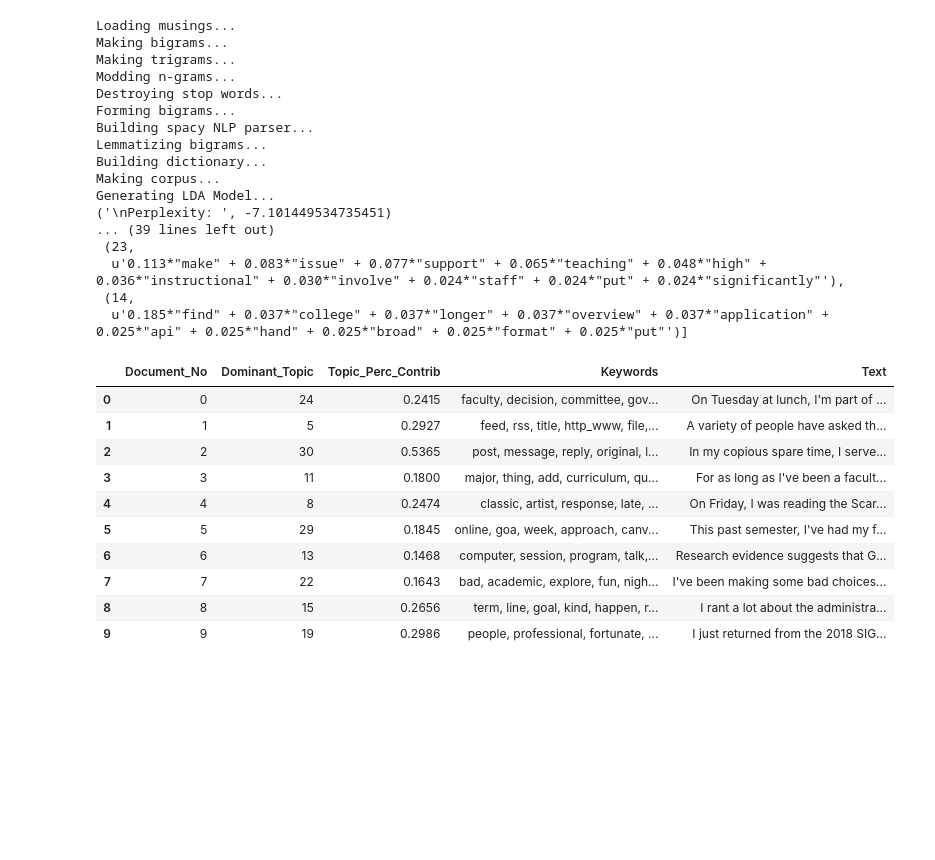
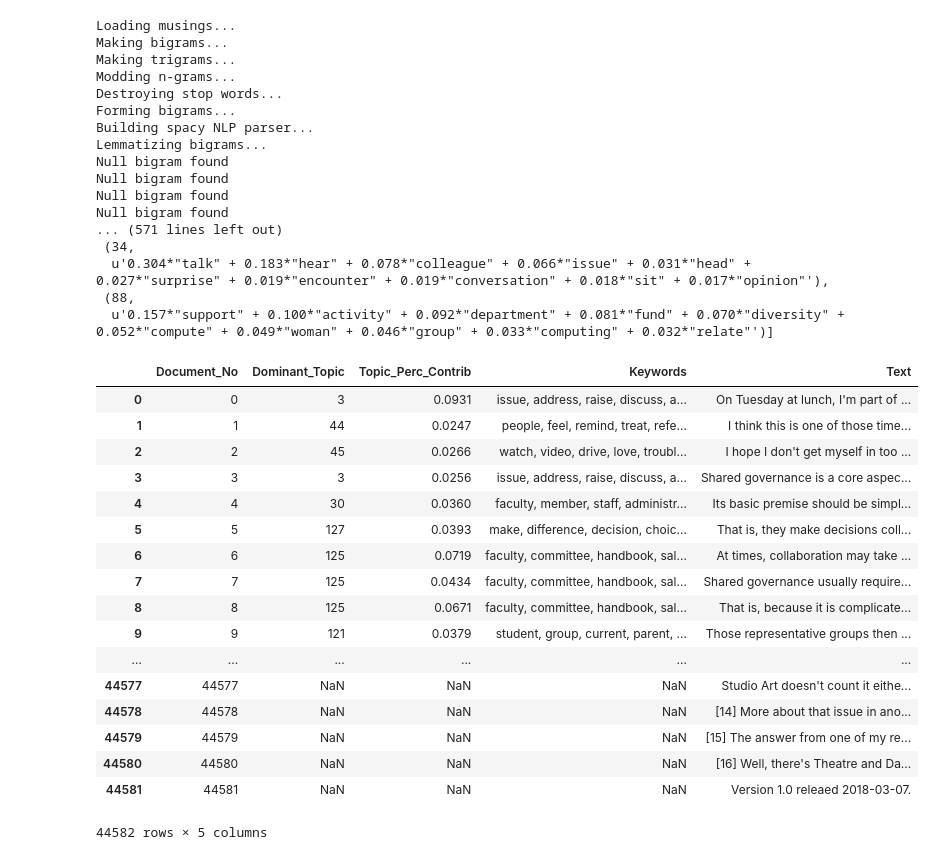
Before and after one commit to lgoldberg9/SamBot, a Jupyter notebook: scrapper/LDA.ipynb, the cells around one changed output. Cells and saved outputs as stored; diff of their text form; code cells hidden in the pictures; blank space fills up the shorter version.

```diff
--- a/scrapper/LDA.ipynb
+++ b/scrapper/LDA.ipynb
@@ -4,6 +4,7 @@ import os
 import numpy as np
 import pandas as pd
 from pprint import pprint
+from operator import itemgetter
 
 # Gensim
 import gensim
@@ -28,6 +29,7 @@ warnings.filterwarnings("ignore",category=DeprecationWarning)
 
 # NLTK Stop words
 from nltk.corpus import stopwords
+import nltk
 stop_words = stopwords.words('english')
 # stop_words.extend(['from', 'subject', 're', 'edu', 'use'])
 
@@ -36,7 +38,10 @@ musings = os.listdir(musings_path)
 
 # Import Dataset
 print('Loading musings...')
-df = pd.DataFrame({'content': [open(musings_path + musing).read() for musing in musings][0:10]})
+tokenizer = nltk.data.load('tokenizers/punkt/english.pickle')
+musings = '\n'.join([open(musings_path + musing).read() for musing in musings])
+musing_sentences = tokenizer.tokenize(musings)
+df = pd.DataFrame([{'content': sentence} for sentence in musing_sentences])
 
 # Convert to list
 data = df.content.values.tolist()
@@ -56,12 +61,12 @@ print('Making bigrams...')
 bigram = gensim.models.Phrases(data_words, min_count=5, threshold=100) # higher threshold fewer phrases.
 
 print('Making trigrams...')
-trigram = gensim.models.Phrases(bigram[data_words], threshold=100)
+#trigram = gensim.models.Phrases(bigram[data_words], threshold=100)
 
 # Faster way to get a sentence clubbed as a trigram/bigram
 print('Modding n-grams...')
 bigram_mod = gensim.models.phrases.Phraser(bigram)
-trigram_mod = gensim.models.phrases.Phraser(trigram)
+#trigram_mod = gensim.models.phrases.Phraser(trigram)
 
 # Define functions for stopwords, bigrams, trigrams and lemmatization
 def remove_stopwords(texts):
@@ -77,8 +82,14 @@ def lemmatization(texts, allowed_postags=['NOUN', 'ADJ', 'VERB', 'ADV']):
     """https://spacy.io/api/annotation"""
     texts_out = []
     for sent in texts:
-        doc = nlp(" ".join(sent))
-        texts_out.append([token.lemma_ for token in doc if token.pos_ in allowed_postags])
+        try:
+            doc = nlp(" ".join(sent))
+            texts_out.append([token.lemma_ for token in doc if token.pos_ in allowed_postags])
+        except TypeError:
+            if len(sent) == 0:
+                print 'Null bigram found'
+            else:
+                print 'something is wrong with bigram: {}'.format(sent)
     return texts_out
 
 # Remove Stop Words
@@ -119,7 +130,7 @@ print('Generating LDA Model...')
 #for index, topics in enumerate(topic_sizes):
 lda_model = gensim.models.ldamodel.LdaModel(corpus=corpus,
                                                    id2word=id2word,
-                                                   num_topics=30,
+                                                   num_topics=50,
                                                    random_state=100,
                                                    update_every=1,
                                                    chunksize=100,
@@ -171,11 +182,13 @@ def compute_coherence_values(dictionary, corpus, texts, limit, start=2, step=3):
 
     return model_list, coherence_values
 
+
+limit=150; start=50; step=10;
+
 # Can take a long time to run.
-model_list, coherence_values = compute_coherence_values(dictionary=id2word, corpus=corpus, texts=data_lemmatized, start=32, limit=40, step=6)
+model_list, coherence_values = compute_coherence_values(dictionary=id2word, corpus=corpus, texts=data_lemmatized, start=start, limit=limit, step=step)
 
 # Show graph
-limit=40; start=32; step=6;
 x = range(start, limit, step)
 
 # Print the coherence scores
@@ -200,53 +213,60 @@ def format_topics_sentences(ldamodel=lda_model, corpus=corpus, texts=data):
                 wp = ldamodel.show_topic(topic_num)
                 topic_keywords = ", ".join([word for word, prop in wp])
                 sent_topics_df = sent_topics_df.append(pd.Series([int(topic_num), round(prop_topic,4), topic_keywords]), ignore_index=True)
             else:
                 break
     sent_topics_df.columns = ['Dominant_Topic', 'Perc_Contribution', 'Topic_Keywords']
 
     # Add original text to the end of the output
     contents = pd.Series(texts)
     sent_topics_df = pd.concat([sent_topics_df, contents], axis=1)
     return(sent_topics_df)
 
 
 df_topic_sents_keywords = format_topics_sentences(ldamodel=optimal_model, corpus=corpus, texts=data)
 
 # Format
 df_dominant_topic = df_topic_sents_keywords.reset_index()
 df_dominant_topic.columns = ['Document_No', 'Dominant_Topic', 'Topic_Perc_Contrib', 'Keywords', 'Text']
 
 # Show
-df_dominant_topic.head(10)
+df_dominant_topic
 # %% [output]
 Loading musings...
 Making bigrams...
 Making trigrams...
 Modding n-grams...
 Destroying stop words...
 Forming bigrams...
 Building spacy NLP parser...
 Lemmatizing bigrams...
-Building dictionary...
-Making corpus...
-Generating LDA Model...
-('\nPerplexity: ', -7.101449534735451)
-... (39 lines left out)
- (23,
-  u'0.113*"make" + 0.083*"issue" + 0.077*"support" + 0.065*"teaching" + 0.048*"high" + 0.036*"instructional" + 0.030*"involve" + 0.024*"staff" + 0.024*"put" + 0.024*"significantly"'),
- (14,
-  u'0.185*"find" + 0.037*"college" + 0.037*"longer" + 0.037*"overview" + 0.037*"application" + 0.025*"api" + 0.025*"hand" + 0.025*"broad" + 0.025*"format" + 0.025*"put"')]
+Null bigram found
+Null bigram found
+Null bigram found
+Null bigram found
+... (571 lines left out)
+ (34,
+  u'0.304*"talk" + 0.183*"hear" + 0.078*"colleague" + 0.066*"issue" + 0.031*"head" + 0.027*"surprise" + 0.019*"encounter" + 0.019*"conversation" + 0.018*"sit" + 0.017*"opinion"'),
+ (88,
+  u'0.157*"support" + 0.100*"activity" + 0.092*"department" + 0.081*"fund" + 0.070*"diversity" + 0.052*"compute" + 0.049*"woman" + 0.046*"group" + 0.033*"computing" + 0.032*"relate"')]
 |  | Document_No | Dominant_Topic | Topic_Perc_Contrib | Keywords | Text |
-| 0 | 0 | 24 | 0.2415 | faculty, decision, committee, gov... | On Tuesday at lunch, I'm part of ... |
-| 1 | 1 | 5 | 0.2927 | feed, rss, title, http_www, file,... | A variety of people have asked th... |
-| 2 | 2 | 30 | 0.5365 | post, message, reply, original, l... | In my copious spare time, I serve... |
-| 3 | 3 | 11 | 0.1800 | major, thing, add, curriculum, qu... | For as long as I've been a facult... |
-| 4 | 4 | 8 | 0.2474 | classic, artist, response, late, ... | On Friday, I was reading the Scar... |
-| 5 | 5 | 29 | 0.1845 | online, goa, week, approach, canv... | This past semester, I've had my f... |
-| 6 | 6 | 13 | 0.1468 | computer, session, program, talk,... | Research evidence suggests that G... |
-| 7 | 7 | 22 | 0.1643 | bad, academic, explore, fun, nigh... | I've been making some bad choices... |
-| 8 | 8 | 15 | 0.2656 | term, line, goal, kind, happen, r... | I rant a lot about the administra... |
-| 9 | 9 | 19 | 0.2986 | people, professional, fortunate, ... | I just returned from the 2018 SIG... |
+| 0 | 0 | 3 | 0.0931 | issue, address, raise, discuss, a... | On Tuesday at lunch, I'm part of ... |
+| 1 | 1 | 44 | 0.0247 | people, feel, remind, treat, refe... | I think this is one of those time... |
+| 2 | 2 | 45 | 0.0266 | watch, video, drive, love, troubl... | I hope I don't get myself in too ... |
+| 3 | 3 | 3 | 0.0256 | issue, address, raise, discuss, a... | Shared governance is a core aspec... |
+| 4 | 4 | 30 | 0.0360 | faculty, member, staff, administr... | Its basic premise should be simpl... |
+| 5 | 5 | 127 | 0.0393 | make, difference, decision, choic... | That is, they make decisions coll... |
+| 6 | 6 | 125 | 0.0719 | faculty, committee, handbook, sal... | At times, collaboration may take ... |
+| 7 | 7 | 125 | 0.0434 | faculty, committee, handbook, sal... | Shared governance usually require... |
+| 8 | 8 | 125 | 0.0671 | faculty, committee, handbook, sal... | That is, because it is complicate... |
+| 9 | 9 | 121 | 0.0379 | student, group, current, parent, ... | Those representative groups then ... |
+| ... | ... | ... | ... | ... | ... |
+| 44577 | 44577 | NaN | NaN | NaN | Studio Art doesn't count it eithe... |
+| 44578 | 44578 | NaN | NaN | NaN | [14] More about that issue in ano... |
+| 44579 | 44579 | NaN | NaN | NaN | [15] The answer from one of my re... |
+| 44580 | 44580 | NaN | NaN | NaN | [16] Well, there's Theatre and Da... |
+| 44581 | 44581 | NaN | NaN | NaN | Version 1.0 releaed 2018-03-07. |
+44582 rows × 5 columns
 # %%
 # Group top 5 sentences under each topic
 sent_topics_sorteddf_mallet = pd.DataFrame()
```
Also changed, not shown: parts of 14 cells of this notebook, 11 other files.
